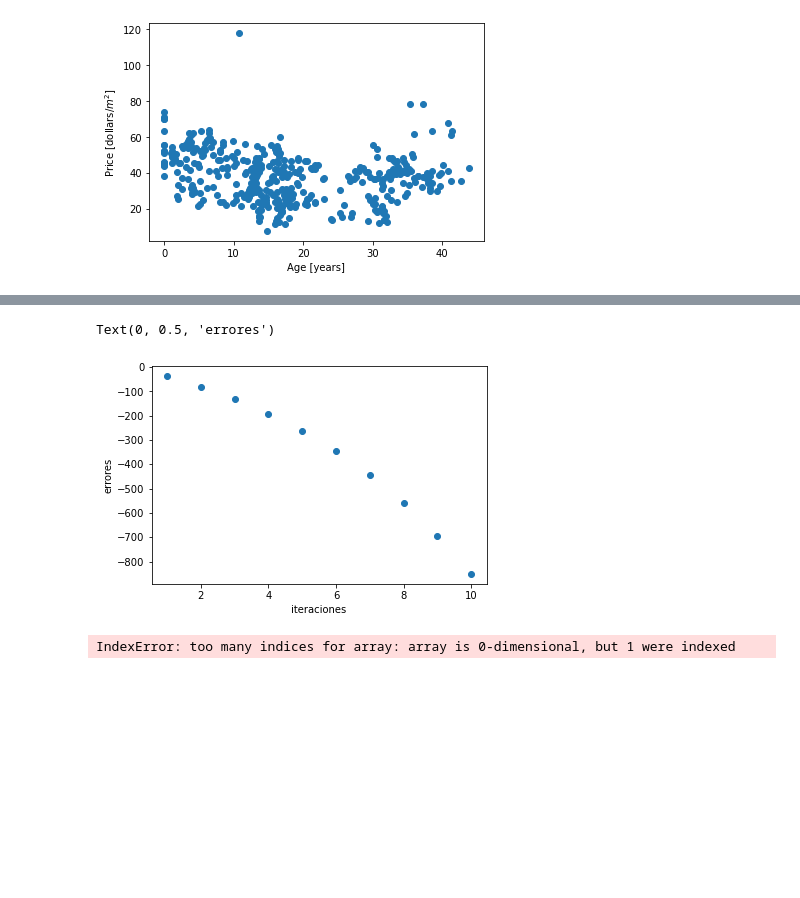
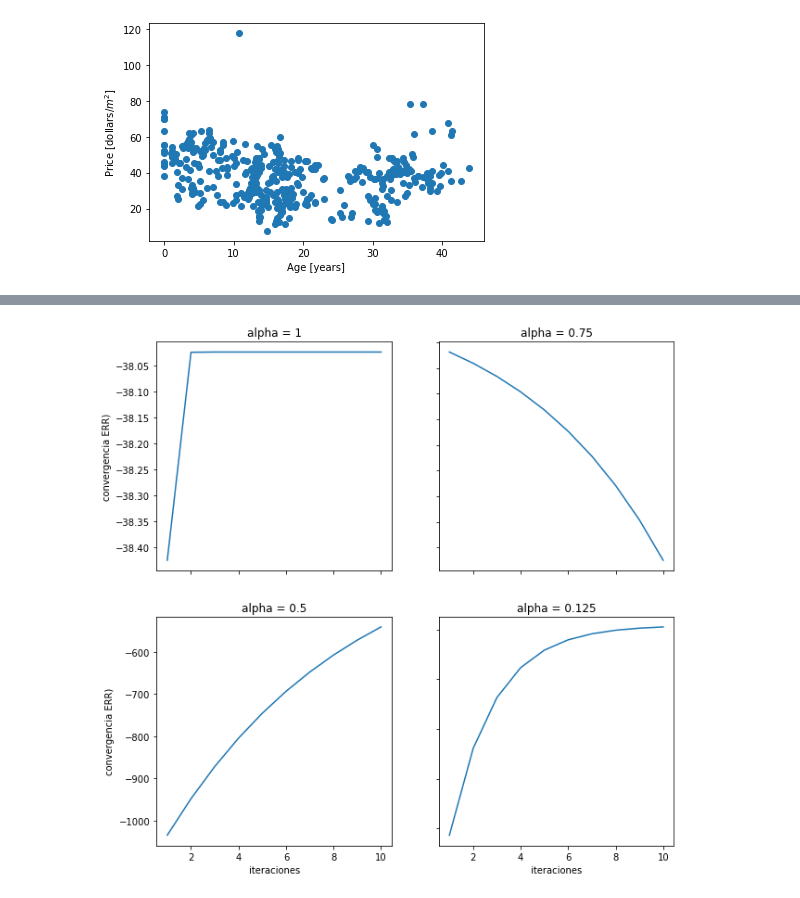
Before and after one commit to Camilohoyos99/Machine-learning, a Jupyter notebook: tarea1.ipynb, the cells around one changed output, grey strips where cells are left out. Drawn from its saved outputs; the diff is of its cells as text; code cells hidden in the pictures; blank space fills up the shorter version.

```diff
--- a/tarea1.ipynb
+++ b/tarea1.ipynb
@@ -35,14 +35,14 @@ Text(0, 0.5, 'Price [dollars/$m^2$]')
 %%capture
 pip install ipywidgets
 # %%
-def ECM (theta,x,y):
+def ECM (theta,x,y, alpha):
     m = len(x)
     theta0, theta1 = theta
     h0 = theta0 + theta1 * x
 
     jtheta = (1/m)* np.sum((h0)-y)
 
-    theta0 = (1/m)* np.sum((h0)-y)
-    theta1 = (1/m)* np.sum(((h0)-y)* x)
+    theta0 = ((1/m)* np.sum((h0)-y) ) * alpha
+    theta1 = ((1/m)* np.sum(((h0)-y)* x))* alpha
     theta = (theta0,theta1)
     return jtheta,theta
@@ -70,15 +97,58 @@ for i in range(N0):
+# %%
+fig, axs = plt.subplots(2, 2,figsize=(10,10))
+axs[0, 0].plot(iteraciones_set[0],errores_set[0])
+axs[0, 0].set_title('alpha = '+ str(alpha[0]))
+
+
+axs[0, 1].plot(iteraciones_set[1],errores_set[1])
+axs[0, 1].set_title('alpha = '+ str(alpha[1]))
+
+
+axs[1, 0].plot(iteraciones_set[2],errores_set[2])
+axs[1, 0].set_title('alpha = '+ str(alpha[2]))
+
+
+axs[1, 1].plot(iteraciones_set[3],errores_set[3])
+axs[1, 1].set_title('alpha = '+ str(alpha[3]))
+
+for ax in axs.flat:
+    ax.set(xlabel='iteraciones', ylabel='convergencia ERR)')
+
+# Hide x labels and tick labels for top plots and y ticks for right plots.
+for ax in axs.flat:
+    ax.label_outer()
+# %% [output]
+[figure, added]
 # %%
-# Graficando las variables de interes
-plt.scatter(iteraciones,errores)
-plt.xlabel('iteraciones')
-plt.ylabel('errores')
-#plt.plot(x,h,'r')
+# sin normalizar x
+
+
+x = data['X2 house age']
+y = data['Y house price of unit area']
+
+
+
+
+# variables iniciales
+
+N0 = 10
+alpha = [1,0.75,0.5,0.125,0.01,0.001]
+
+theta = (0,1)
+
+
+errores_set = []
+iteraciones_set =[]
+for j in alpha:
+    errores_set.append(errores)
+    errores = []
+    iteraciones_set.append(iteraciones)
+    iteraciones =[]
+
+    for i in range(N0):
+
+
+
+        error,theta = ECM(theta,x,y,j)
+        errores.append(error)
+        iteraciones.append(i+1)
-# %% [output]
-Text(0, 0.5, 'errores')
-[figure, removed]
-# %%
-
-N0 = np.array(1000)
-N0[:]
-# %% [output]
-IndexError: too many indices for array: array is 0-dimensional, but 1 were indexed
```
Also changed, not shown: parts of 12 cells of this notebook.
